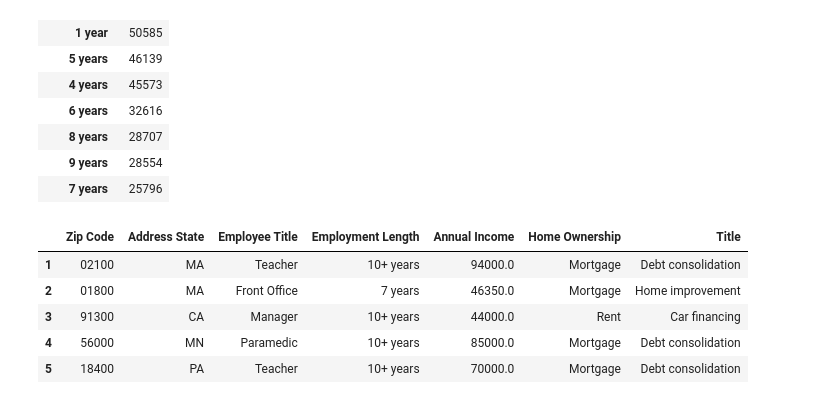
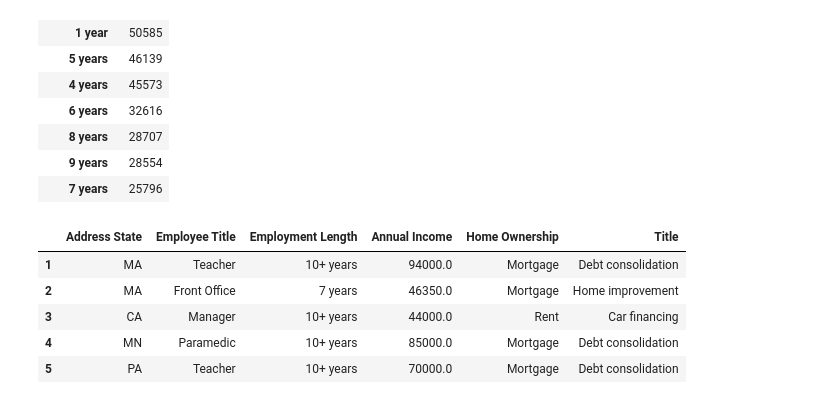
Before and after one commit to karenreyesss/1st-project-bootcamp, a Jupyter notebook: project1.ipynb, the cells around one changed output. Cells and saved outputs as stored; diff of their text form; code cells hidden in the pictures.

```diff
--- a/project1.ipynb
+++ b/project1.ipynb
@@ -151,40 +154,37 @@ emp_length_unique
 # %%
 # Making a copy of the original DataFrame into a new one
 demograph_lc_data = lending_club_data.copy()
 
 # Replacing the XX in the last two digits from zip code with a 00
 demograph_lc_data["zip_code"] = demograph_lc_data["zip_code"].str[:-2] + "00"
 
 # Giving a more proper format to the emp_title and home_ownership columns
 demograph_lc_data["emp_title"] = demograph_lc_data["emp_title"].str.title()
 demograph_lc_data["home_ownership"] = demograph_lc_data["home_ownership"].str.title()
 
 # Saving the relevant information for demographic analysis into a smaller DataFrame
-demograph_lc_data = demograph_lc_data[["zip_code",
-                                       "addr_state",
+demograph_lc_data = demograph_lc_data[["addr_state",
                                        "emp_title",
                                        "emp_length",
                                        "annual_inc",
                                        "home_ownership",
                                        "title"]].dropna()
 
 # Renaming the columns for better presentation
-demograph_lc_data = demograph_lc_data.rename(columns={
-                                                    "zip_code": "Zip Code",
-                                                    "addr_state": "Address State",
-                                                    "emp_title": "Employee Title",
-                                                    "emp_length": "Employment Length",
-                                                    "annual_inc": "Annual Income",
-                                                    "home_ownership": "Home Ownership",
-                                                    "title": "Title"
+demograph_lc_data = demograph_lc_data.rename(columns={"addr_state": "Address State",
+                                                      "emp_title": "Employee Title",
+                                                      "emp_length": "Employment Length",
+                                                      "annual_inc": "Annual Income",
+                                                      "home_ownership": "Home Ownership",
+                                                      "title": "Title"
 })
 
 # Displaying data sample
 demograph_lc_data.head()
 # %% [output]
-|  | Zip Code | Address State | Employee Title | Employment Length | Annual Income | Home Ownership | Title |
-| 1 | 02100 | MA | Teacher | 10+ years | 94000.0 | Mortgage | Debt consolidation |
-| 2 | 01800 | MA | Front Office | 7 years | 46350.0 | Mortgage | Home improvement |
-| 3 | 91300 | CA | Manager | 10+ years | 44000.0 | Rent | Car financing |
-| 4 | 56000 | MN | Paramedic | 10+ years | 85000.0 | Mortgage | Debt consolidation |
-| 5 | 18400 | PA | Teacher | 10+ years | 70000.0 | Mortgage | Debt consolidation |
+|  | Address State | Employee Title | Employment Length | Annual Income | Home Ownership | Title |
+| 1 | MA | Teacher | 10+ years | 94000.0 | Mortgage | Debt consolidation |
+| 2 | MA | Front Office | 7 years | 46350.0 | Mortgage | Home improvement |
+| 3 | CA | Manager | 10+ years | 44000.0 | Rent | Car financing |
+| 4 | MN | Paramedic | 10+ years | 85000.0 | Mortgage | Debt consolidation |
+| 5 | PA | Teacher | 10+ years | 70000.0 | Mortgage | Debt consolidation |
```
Also changed, not shown: parts of 3 cells of this notebook.
